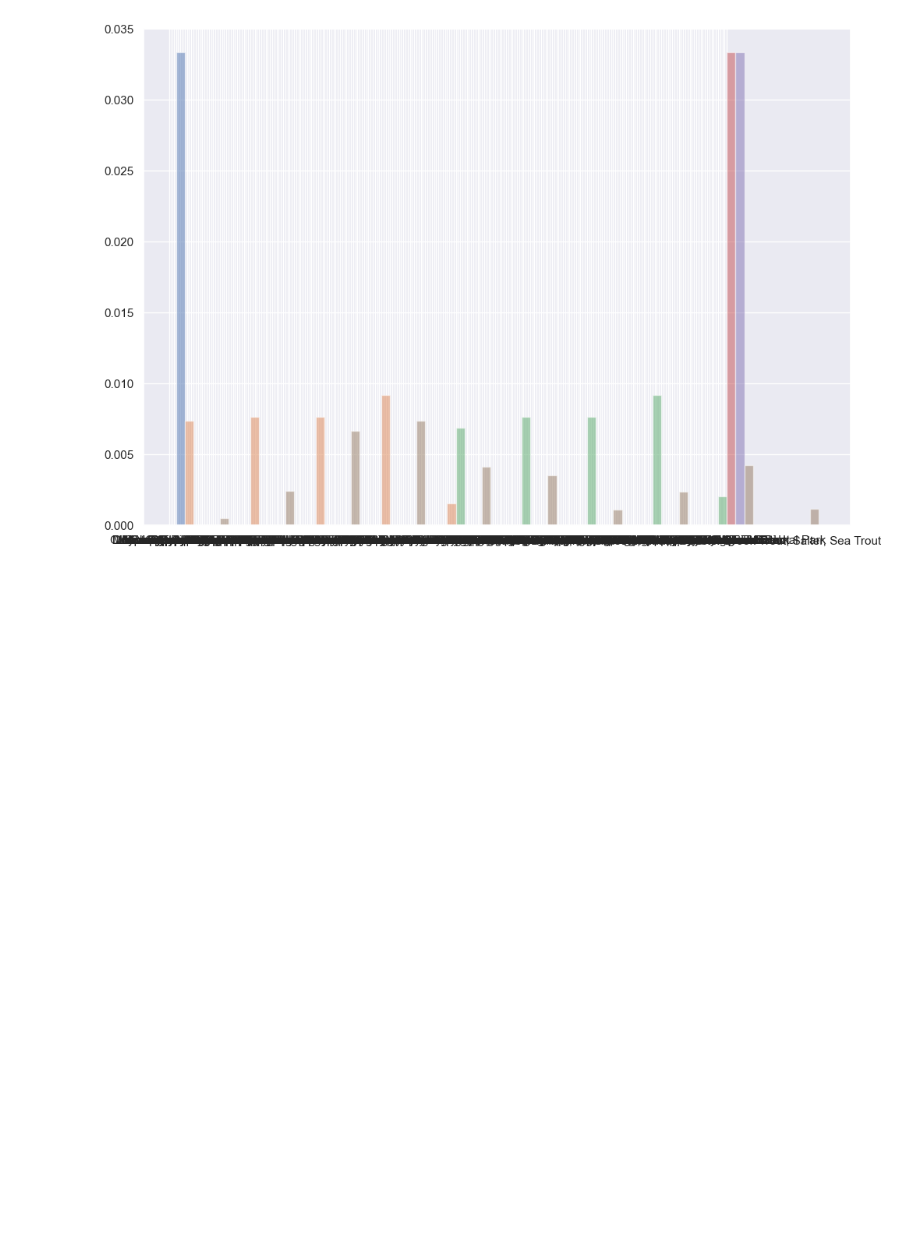
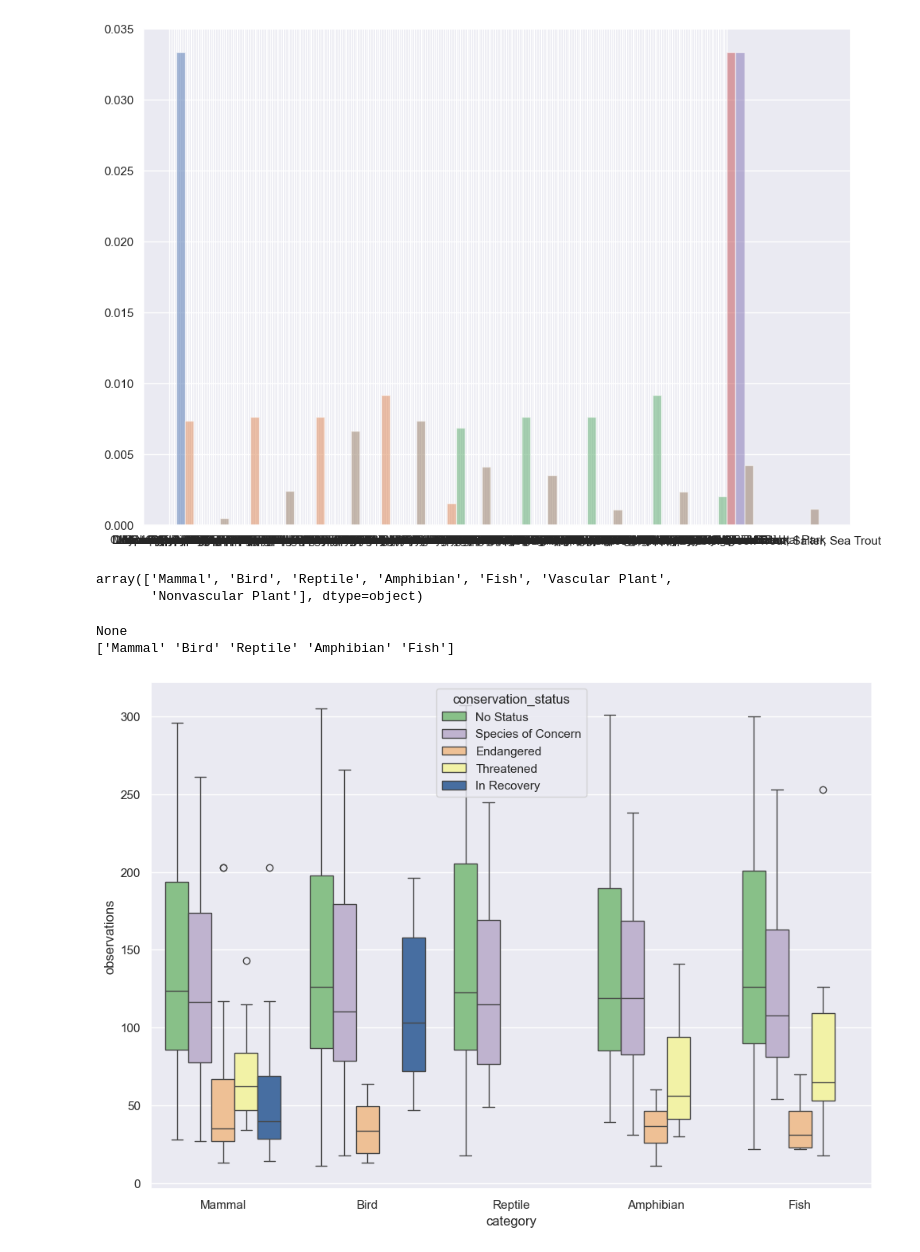
Before and after one commit to WillduaD98/portfolioDataAnalysisWillDua, a Jupyter notebook: biodiversity.ipynb, the cells around one changed output. Saved outputs shown, nothing was run; the diff lists cells and outputs as text; code cells hidden in the pictures; blank space fills up the shorter version.

Commit message:
finishing project, adding last figure chart

```diff
--- a/biodiversity.ipynb
+++ b/biodiversity.ipynb
@@ -525,3 +525,19 @@ plt.hist(plants_df[plants_df['category'] == 'Fish'], label = 'x', density = True
 plt.show()
 # %% [output]
 [figure]
+# %%
+print(display(plants_df['category'].unique()))
+animals1 = plants_df[plants_df['category'] != 'Vascular Plant']
+animals2 = animals1[animals1['category'] != 'Nonvascular Plant']
+print(animals2['category'].unique())
+# %% [output]
+array(['Mammal', 'Bird', 'Reptile', 'Amphibian', 'Fish', 'Vascular Plant',
+       'Nonvascular Plant'], dtype=object)
+None
+['Mammal' 'Bird' 'Reptile' 'Amphibian' 'Fish']
+# %%
+#Lets check how is the conservation status for the animals, excluding just plants
+sns.boxplot(x = 'category', y = 'observations', hue = 'conservation_status', data = animals2, palette = 'Accent')
+plt.show()
+# %% [output]
+[figure, added]
```
Also changed, not shown: parts of 10 cells of this notebook.
